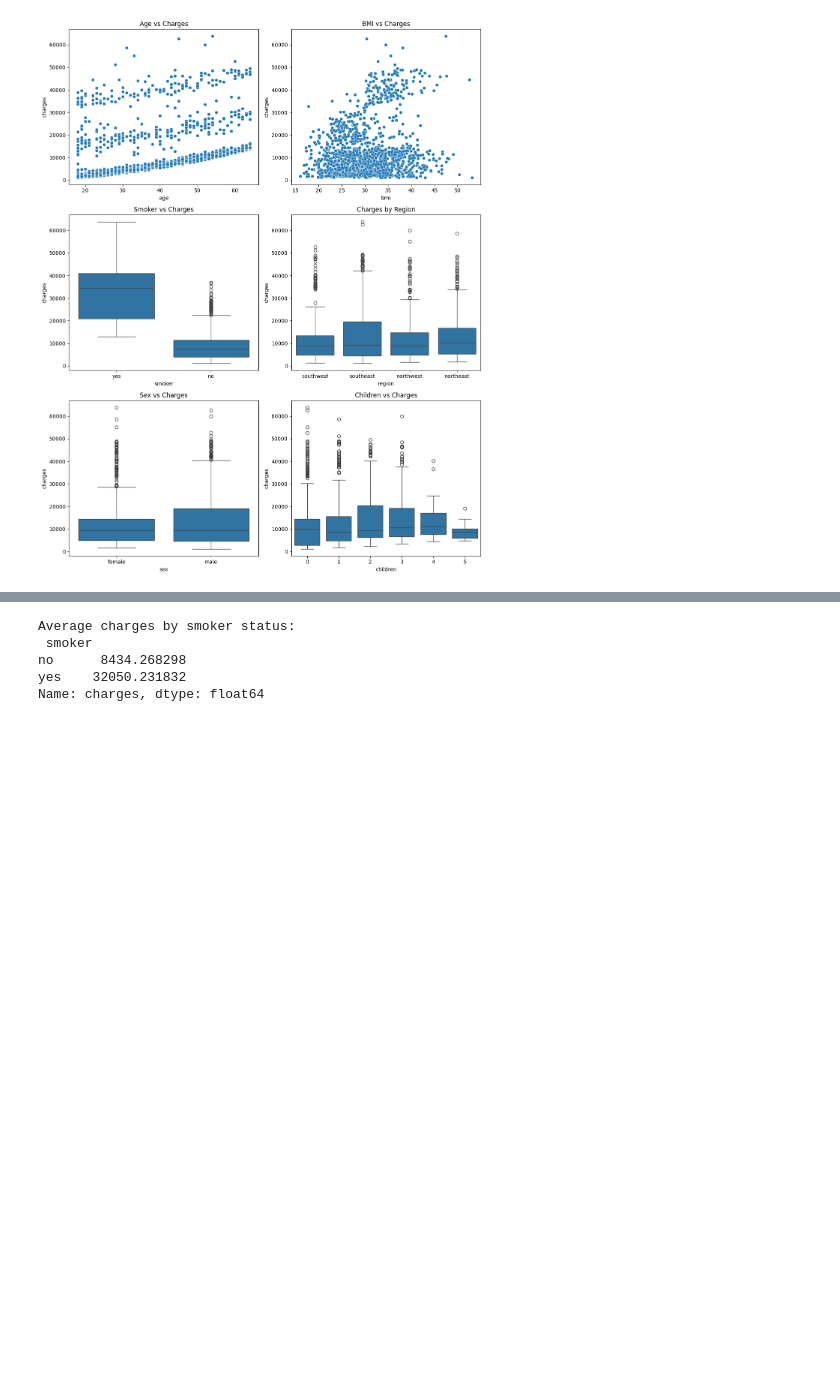
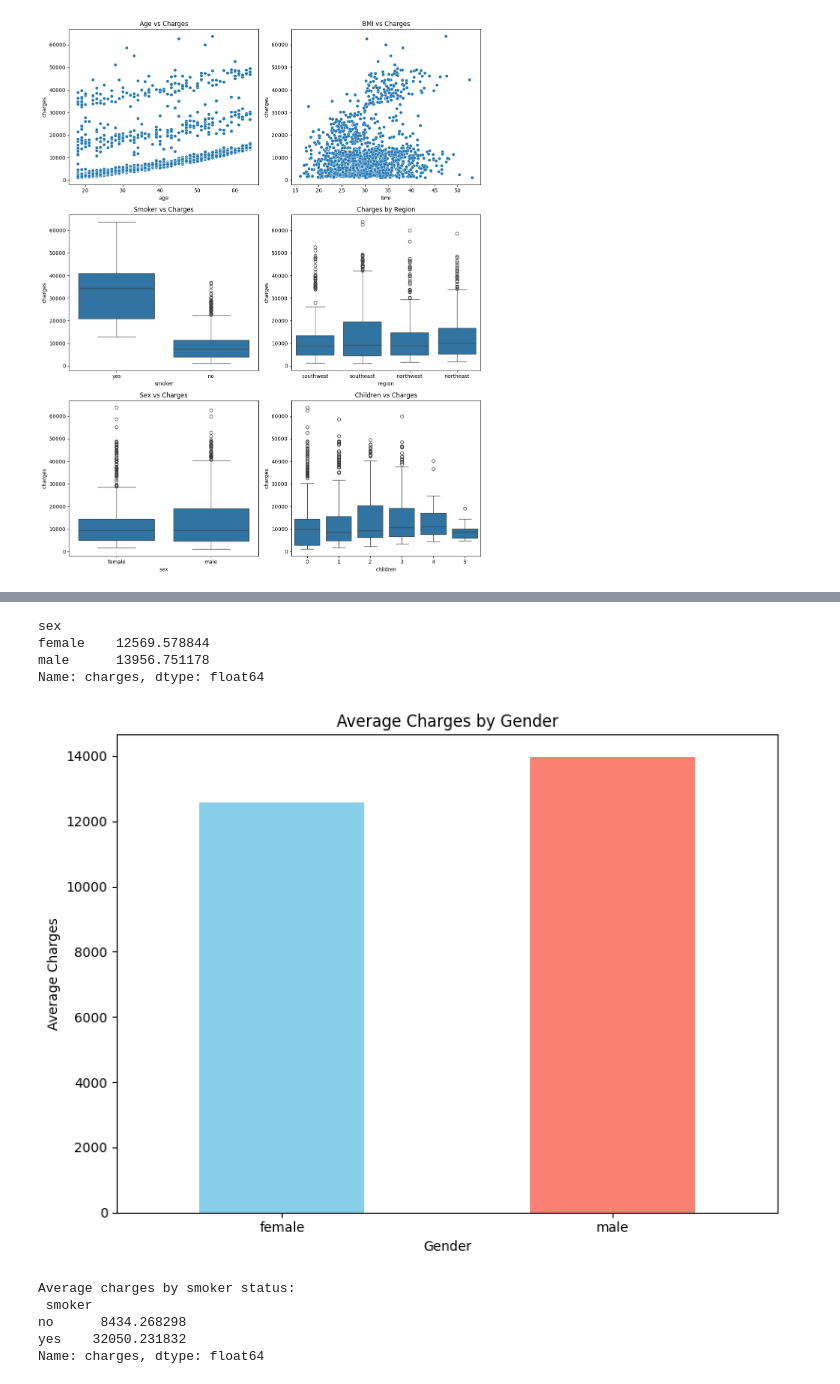
Before and after one commit to biswajit-github-2022/RKMVERI_3RD, a Jupyter notebook: class/Econometry_and_Finance/Econometrics/project/new.ipynb, the cells around one changed output, grey strips where cells are left out. Saved outputs shown, nothing was run; the diff lists cells and outputs as text; code cells hidden in the pictures; blank space fills up the shorter version.

```diff
--- a/class/Econometry_and_Finance/Econometrics/project/new.ipynb
+++ b/class/Econometry_and_Finance/Econometrics/project/new.ipynb
@@ -269,3 +289,34 @@ male    517  159
+# %%
+import pandas as pd
+
+# Assuming 'data' is your DataFrame and it contains a 'charges' column and a 'sex' column
+charges_by_gender = data.groupby('sex')['charges'].mean()
+
+# Display the results
+print(charges_by_gender)
+
+
+
+import matplotlib.pyplot as plt
+
+# Plotting the average charges by gender
+charges_by_gender.plot(kind='bar', color=['skyblue', 'salmon'], figsize=(8, 6))
+
+# Adding labels and title
+plt.title('Average Charges by Gender')
+plt.xlabel('Gender')
+plt.ylabel('Average Charges')
+plt.xticks(rotation=0)  # Keep the x-axis labels horizontal
+plt.tight_layout()
+
+# Show the plot
+plt.show()
+# %% [output]
+sex
+female    12569.578844
+male      13956.751178
+Name: charges, dtype: float64
+[figure, added]
 # %%
 # Grouped average charges by smoker status
 charges_by_smoker = data.groupby('smoker')['charges'].mean()
```
Also changed, not shown: parts of 5 cells of this notebook, 1 other file.
